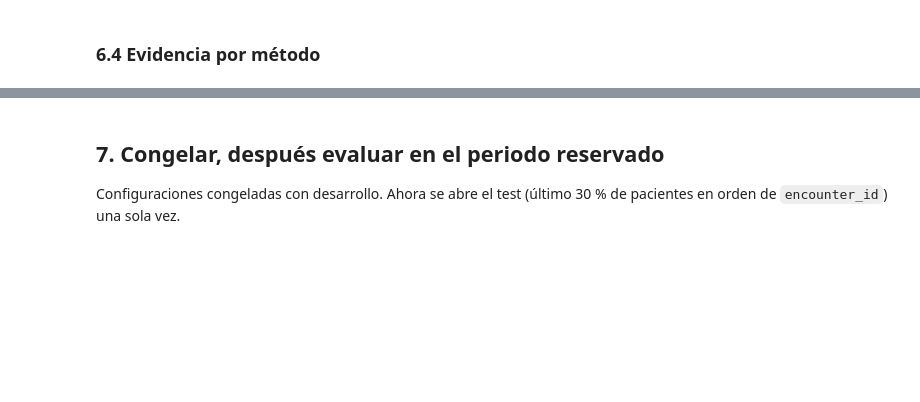
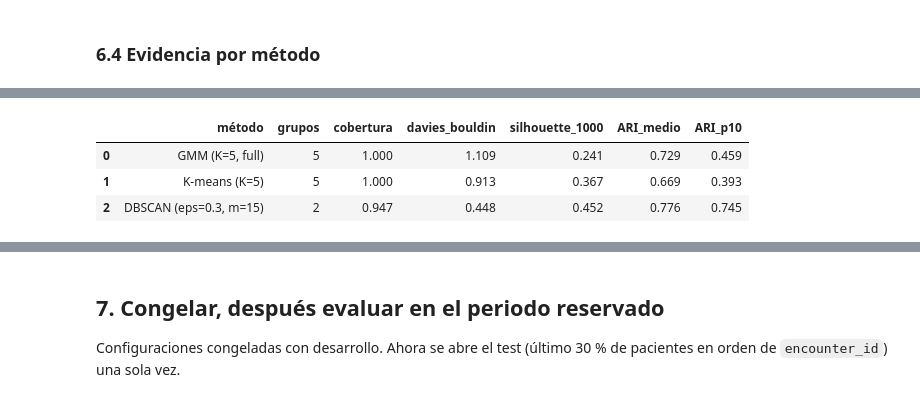
Before and after one commit to danielaestudio02-del/Diabetes, a Jupyter notebook: semana08_clustering_diabetes.ipynb, the cells around one changed output, grey strips where cells are left out. Saved outputs shown, nothing was run; the diff lists cells and outputs as text; code cells hidden in the pictures; blank space fills up the shorter version.

```diff
--- a/semana08_clustering_diabetes.ipynb
+++ b/semana08_clustering_diabetes.ipynb
@@ -638,7 +665,7 @@ for h in [.1, best_h, 1.6]:
 for eps in [CHOSEN_EPS / 2, CHOSEN_EPS, CHOSEN_EPS * 2]:
     lab = DBSCAN(eps=eps, min_samples=CHOSEN_M).fit_predict(X)
     sens.append(dict(método='DBSCAN', variación=f'eps={eps:g}, m={CHOSEN_M}',
-                     resultado=f'{len(set(lab) - {-1})} grupos, cobertura {np.mean(lab != -1):.1%}, silhouette {safe_silhouette(X, lab):.3f}'))
+                     resultado=f'{len(set(lab) - {-1})} grupos, cobertura {np.mean(lab != -1):.1%}, silhouette (1 000 pts) {safe_silhouette(X, lab):.3f}'))
 sens = pd.DataFrame(sens); display(sens)
 # %% [output]
 |  | método | variación | resultado |
@@ -666,0 +700,28 @@ obliga a decidir un umbral de conectividad. Ninguna de las dos lecturas es "la v
+# %%
+from sklearn.metrics import davies_bouldin_score, adjusted_rand_score
+km5 = KMeans(int(winner.k), n_init=10, random_state=SEED).fit(X)
+ref = {'GMM (K=%d, full)' % int(winner.k): best.predict(X), 'K-means (K=%d)' % int(winner.k): km5.labels_,
+       f'DBSCAN (eps={CHOSEN_EPS}, m={CHOSEN_M})': db_labels}
+rng = np.random.default_rng(SEED); B = 20; stab = {k: [] for k in ref}
+for b in range(B):
+    ids = rng.choice(len(X), len(X), replace=True)
+    g = GaussianMixture(int(winner.k), covariance_type=winner.covariance, n_init=2, max_iter=400,
+                        reg_covar=1e-5, random_state=b).fit(X[ids])
+    stab[list(ref)[0]].append(adjusted_rand_score(ref[list(ref)[0]], g.predict(X)))
+    k_ = KMeans(int(winner.k), n_init=3, random_state=b).fit(X[ids])
+    stab[list(ref)[1]].append(adjusted_rand_score(ref[list(ref)[1]], k_.predict(X)))
+    u = np.unique(ids)
+    stab[list(ref)[2]].append(adjusted_rand_score(db_labels[u], DBSCAN(eps=CHOSEN_EPS, min_samples=CHOSEN_M).fit_predict(X[u])))
+rows = []
+for name, lab in ref.items():
+    m = lab != -1
+    rows.append(dict(método=name, grupos=len(set(lab[m])), cobertura=m.mean(),
+                     davies_bouldin=davies_bouldin_score(X[m], lab[m]) if len(set(lab[m])) > 1 else np.nan,
+                     silhouette_1000=safe_silhouette(X, lab),
+                     ARI_medio=np.mean(stab[name]), ARI_p10=np.percentile(stab[name], 10)))
+ext = pd.DataFrame(rows); display(ext.round(3))
+# %% [output]
+|  | método | grupos | cobertura | davies_bouldin | silhouette_1000 | ARI_medio | ARI_p10 |
+| 0 | GMM (K=5, full) | 5 | 1.000 | 1.109 | 0.241 | 0.729 | 0.459 |
+| 1 | K-means (K=5) | 5 | 1.000 | 0.913 | 0.367 | 0.669 | 0.393 |
+| 2 | DBSCAN (eps=0.3, m=15) | 2 | 0.947 | 0.448 | 0.452 | 0.776 | 0.745 |
```
Also changed, not shown: parts of 14 cells of this notebook.
